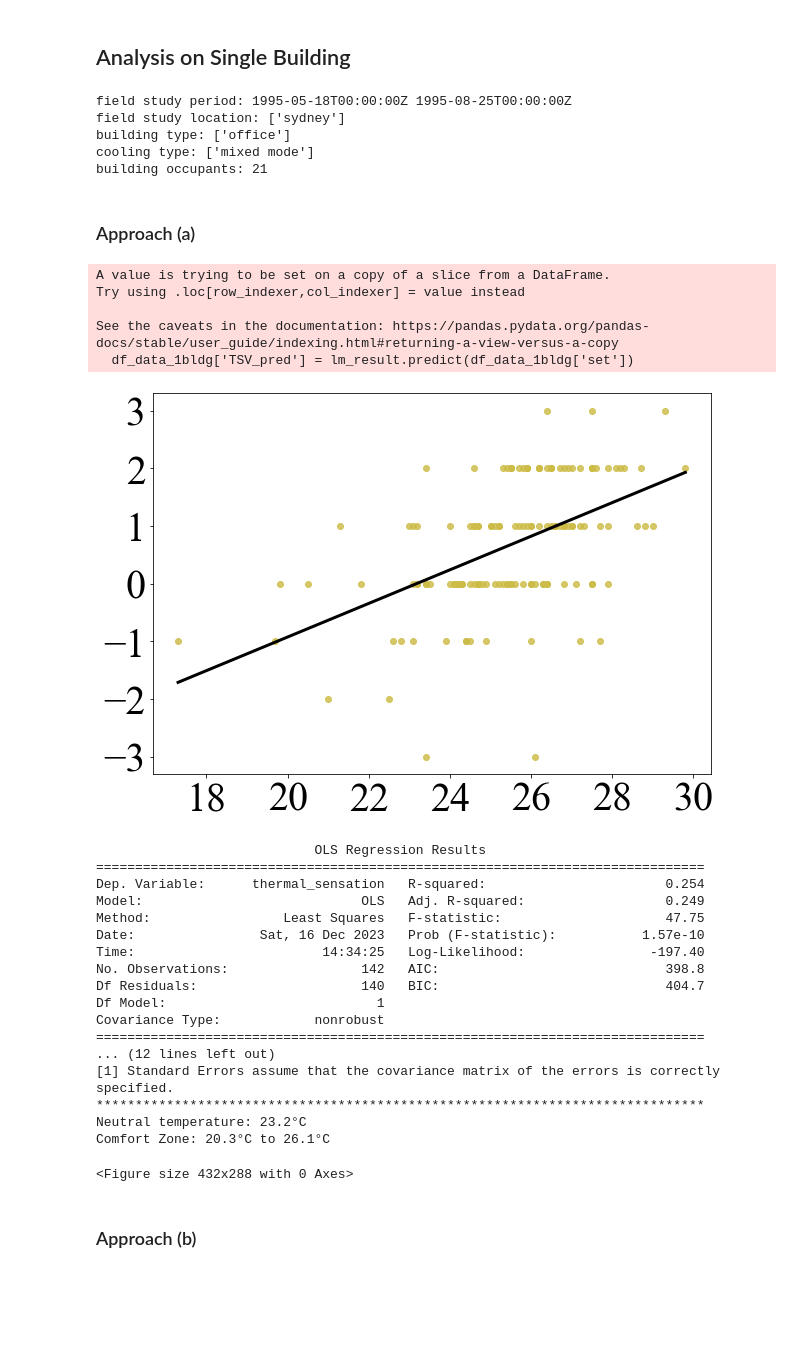
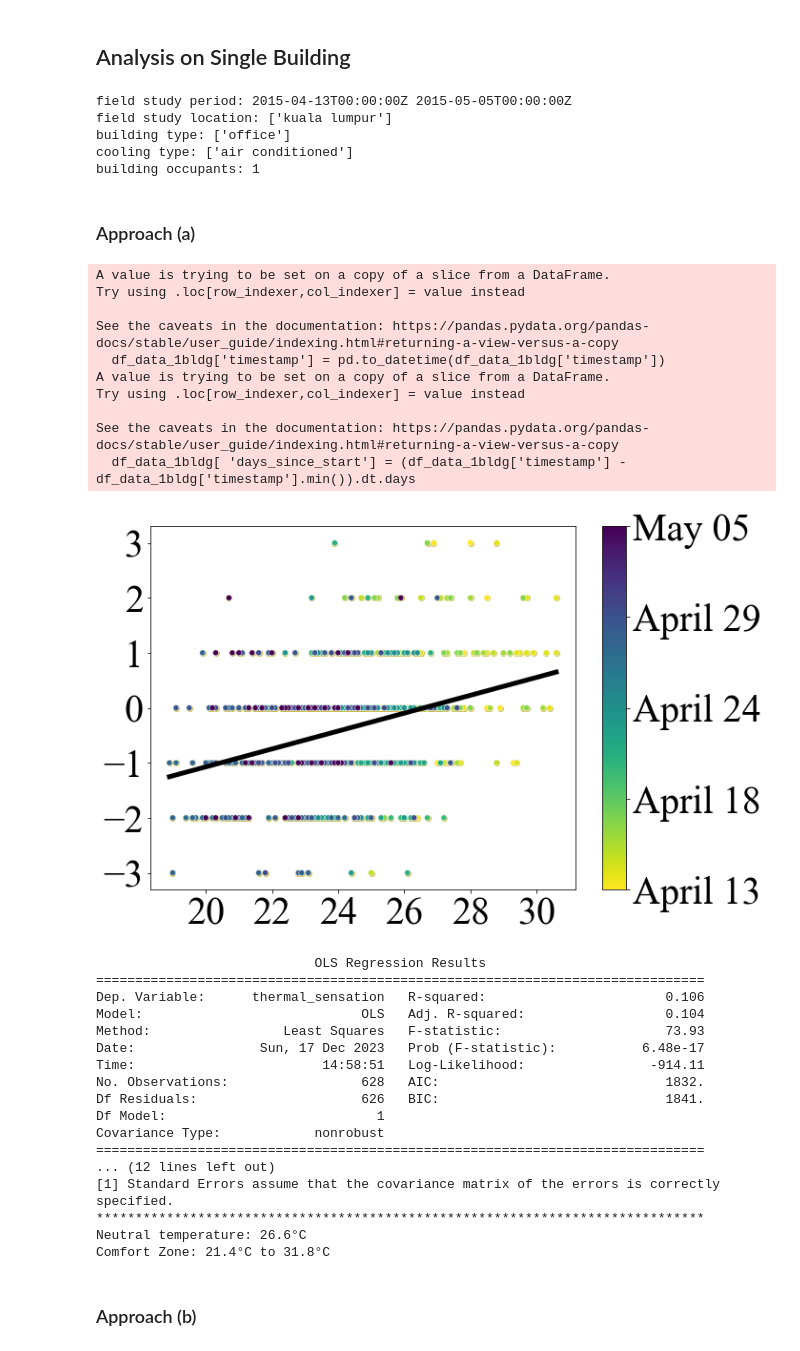
Before and after one commit to ruijis/causal-thinking-neutral-temperature, a Jupyter notebook: code.ipynb, the cells around one changed output. Saved outputs shown, nothing was run; the diff lists cells and outputs as text; code cells hidden in the pictures; blank space fills up the shorter version.

```diff
--- a/code.ipynb
+++ b/code.ipynb
@@ -58,7 +66,7 @@ Qualified records: 34313
 ## Analysis on Single Building
 # %%
 # select one building and print out basic information
-df_data_1bldg = df_data[df_data['building_id'] == 1]
+df_data_1bldg = df_data[df_data['building_id'] == 735]
 
 print('field study period:', df_data_1bldg['timestamp'].min(), df_data_1bldg['timestamp'].max())
 print('field study location:', df_data_1bldg.city.unique())
@@ -66,74 +74,95 @@ print('building type:', df_data_1bldg.building_type.unique())
 print('cooling type:', df_data_1bldg.cooling_type.unique())
 print('building occupants:', len(df_data_1bldg.subject_id.unique()))
 # %% [output]
-field study period: 1995-05-18T00:00:00Z 1995-08-25T00:00:00Z
-field study location: ['sydney']
+field study period: 2015-04-13T00:00:00Z 2015-05-05T00:00:00Z
+field study location: ['kuala lumpur']
 building type: ['office']
-cooling type: ['mixed mode']
-building occupants: 21
+cooling type: ['air conditioned']
+building occupants: 1
 # %% [markdown]
 ### Approach (a)
 # %%
-# regressing TSV against SET
 lm_result = smf.ols(formula='thermal_sensation ~ set', data=df_data_1bldg).fit()
 
-# add the prediction to the dataframe
-df_data_1bldg['TSV_pred'] = lm_result.predict(df_data_1bldg['set'])
+# Prepare the DataFrame
+df_data_1bldg['timestamp'] = pd.to_datetime(df_data_1bldg['timestamp'])
+df_data_1bldg[ 'days_since_start'] = (df_data_1bldg['timestamp'] - df_data_1bldg['timestamp'].min()).dt.days
 
-# plot the regression line
+# Plotting
 plt.figure(figsize=(10, 7))
-sns.regplot(x='set', y='thermal_sensation', data=df_data_1bldg, scatter_kws={'color': '#CCBB44'}, line_kws={'color': 'black','linewidth': 3}, ci=None)
+sns.regplot(x='set', y='thermal_sensation', data=df_data_1bldg, scatter_kws={'color': '#CCBB44'}, line_kws={'color': 'black', 'linewidth': 5}, ci=None)
+sns.scatterplot(x='set', y='thermal_sensation', data=df_data_1bldg, hue='days_since_start', palette='viridis_r')
+
+# Select 5 evenly spaced dates
+selected_dates = np.linspace(df_data_1bldg['days_since_start'].min(), df_data_1bldg['days_since_start'].max(), 5, endpoint=True)
+selected_date_labels = [(df_data_1bldg['timestamp'].min() + pd.Timedelta(days=int(day))).strftime('%B %d') for day in selected_dates]
+
+# Add colorbar with selected dates
+norm = plt.Normalize(df_data_1bldg['days_since_start'].min(), df_data_1bldg['days_since_start'].max())
+sm = plt.cm.ScalarMappable(cmap="viridis_r", norm=norm)
+sm.set_array([])
+cbar = plt.colorbar(sm, aspect=15)
+cbar.set_ticks(selected_dates)
+cbar.set_ticklabels(selected_date_labels)
+cbar.ax.tick_params(labelsize=40)
+
+# modify the x and y axis
 plt.xlabel('', fontsize=40)
 plt.ylabel('', rotation=0, fontsize=40)
 plt.xticks(fontsize=40)  # Rotate and set font size for x-axis tick labels
 plt.yticks(fontsize=40)  # Set font size for y-axis tick labels
 plt.grid(False)
-plt.show()
+plt.legend().remove()
 
 # change the font to sen-serif Times new roman
 plt.rcParams['font.family'] = 'Times New Roman'
 plt.savefig('fig/Bldg_neutral_a.pdf', format='pdf', bbox_inches='tight')
+plt.show()
 
 # statistical anayalsis summary
 print(lm_result.summary())
 print("******************************************************************************")
 
 # check whether the correaltion (slope) is significant
 if lm_result.pvalues['set'] < 0.05:
     a = lm_result.params['set']
     b = lm_result.params['Intercept']
     temp_n = -b / a
     temp_up = (0.85-b)/a
     temp_low = (-0.85-b)/a
     print('Neutral temperature: {:.1f}'.format(temp_n), chr(176),'C', sep='')
     print('Comfort Zone: {:.1f}'.format(temp_low), chr(176),'C to {:.1f}'.format(temp_up), chr(176),'C', sep='')
 else:
     print('The slope is not significant, p value: {:.2f}'.format(lm_result.pvalues['set']))
 # %% [output]
 A value is trying to be set on a copy of a slice from a DataFrame.
 Try using .loc[row_indexer,col_indexer] = value instead
 
 See the caveats in the documentation: https://pandas.pydata.org/pandas-docs/stable/user_guide/indexing.html#returning-a-view-versus-a-copy
-  df_data_1bldg['TSV_pred'] = lm_result.predict(df_data_1bldg['set'])
+  df_data_1bldg['timestamp'] = pd.to_datetime(df_data_1bldg['timestamp'])
+A value is trying to be set on a copy of a slice from a DataFrame.
+Try using .loc[row_indexer,col_indexer] = value instead
+
+See the caveats in the documentation: https://pandas.pydata.org/pandas-docs/stable/user_guide/indexing.html#returning-a-view-versus-a-copy
+  df_data_1bldg[ 'days_since_start'] = (df_data_1bldg['timestamp'] - df_data_1bldg['timestamp'].min()).dt.days
-[figure, old version]
+[figure, new version]
                             OLS Regression Results
 ==============================================================================
-Dep. Variable:      thermal_sensation   R-squared:                       0.254
-Model:                            OLS   Adj. R-squared:                  0.249
-Method:                 Least Squares   F-statistic:                     47.75
-Date:                Sat, 16 Dec 2023   Prob (F-statistic):           1.57e-10
-Time:                        14:34:25   Log-Likelihood:                -197.40
-No. Observations:                 142   AIC:                             398.8
-Df Residuals:                     140   BIC:                             404.7
+Dep. Variable:      thermal_sensation   R-squared:                       0.106
+Model:                            OLS   Adj. R-squared:                  0.104
+Method:                 Least Squares   F-statistic:                     73.93
+Date:                Sun, 17 Dec 2023   Prob (F-statistic):           6.48e-17
+Time:                        14:58:51   Log-Likelihood:                -914.11
+No. Observations:                 628   AIC:                             1832.
+Df Residuals:                     626   BIC:                             1841.
 Df Model:                           1
 Covariance Type:            nonrobust
 ==============================================================================
 ... (12 lines left out)
 [1] Standard Errors assume that the covariance matrix of the errors is correctly specified.
 ******************************************************************************
-Neutral temperature: 23.2°C
-Comfort Zone: 20.3°C to 26.1°C
+Neutral temperature: 26.6°C
+Comfort Zone: 21.4°C to 31.8°C
-<Figure size 432x288 with 0 Axes>
 # %% [markdown]
 ### Approach (b)
 # %%
```
Also changed, not shown: parts of 16 cells of this notebook, 3 other files.
